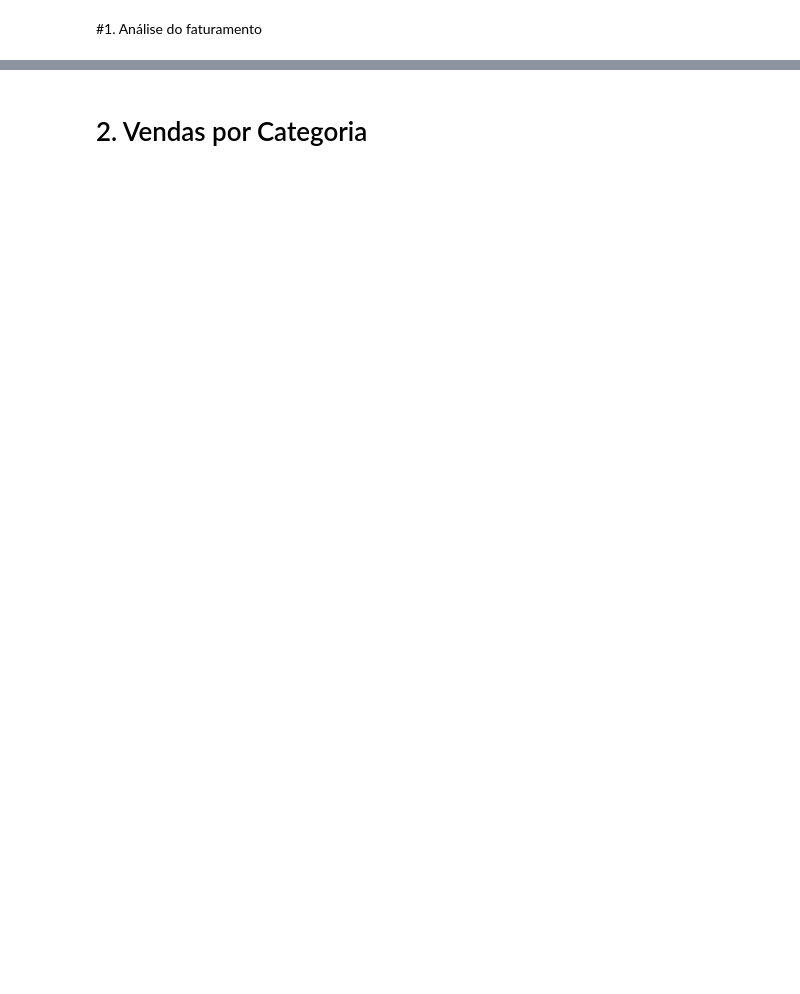
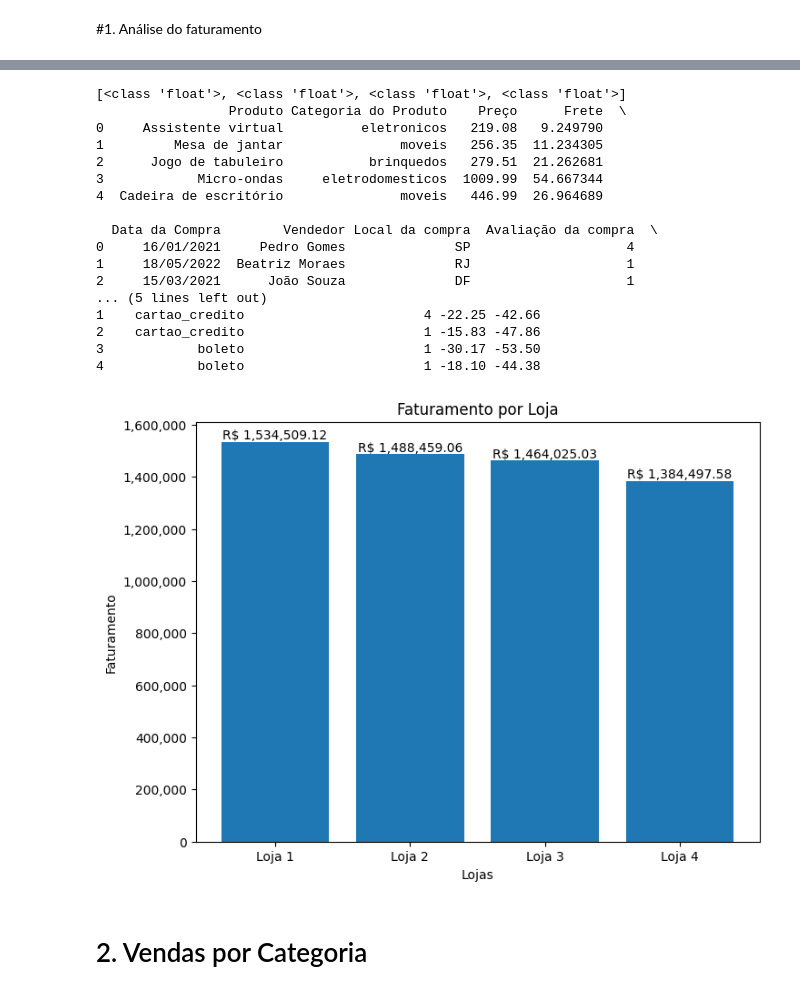
Before and after one commit to icaroandri/Desafio-do-amigo-secreto, a Jupyter notebook: AluraStoreBr.ipynb, the cells around one changed output, grey strips where cells are left out. Saved outputs shown, nothing was run; the diff lists cells and outputs as text; code cells hidden in the pictures; blank space fills up the shorter version.

```diff
--- a/AluraStoreBr.ipynb
+++ b/AluraStoreBr.ipynb
@@ -28,2 +81,57 @@ loja.head()
+# %%
+print([type(v) for v in faturamentos.values()])
+
+
+
+print(loja.head())
+
+
+
+import matplotlib.pyplot as plt
+import matplotlib.ticker as ticker
+
+faturamentos = {
+    'Loja 1': 1534509.12,
+    'Loja 2': 1488459.06,
+    'Loja 3': 1464025.03,
+    'Loja 4': 1384497.58
+}
+
+chaves = list(faturamentos.keys())
+valores = list(faturamentos.values())
+
+plt.figure(figsize=(8,6))
+plt.bar(chaves, valores)
+
+plt.xlabel('Lojas')
+plt.ylabel('Faturamento')
+plt.title('Faturamento por Loja')
+
+# Formatador para mostrar números inteiros sem notação científica
+plt.gca().yaxis.set_major_formatter(ticker.StrMethodFormatter('{x:,.0f}'))
+
+for i, v in enumerate(valores):
+    plt.text(i, v, f'R$ {v:,.2f}', ha='center', va='bottom')
+
+plt.show()
+# %% [output]
+[<class 'float'>, <class 'float'>, <class 'float'>, <class 'float'>]
+                 Produto Categoria do Produto    Preço      Frete  \
+0     Assistente virtual          eletronicos   219.08   9.249790
+1         Mesa de jantar               moveis   256.35  11.234305
+2      Jogo de tabuleiro           brinquedos   279.51  21.262681
+3            Micro-ondas     eletrodomesticos  1009.99  54.667344
+4  Cadeira de escritório               moveis   446.99  26.964689
+
+  Data da Compra        Vendedor Local da compra  Avaliação da compra  \
+0     16/01/2021     Pedro Gomes              SP                    4
+1     18/05/2022  Beatriz Moraes              RJ                    1
+2     15/03/2021      João Souza              DF                    1
+... (5 lines left out)
+1    cartao_credito                       4 -22.25 -42.66
+2    cartao_credito                       1 -15.83 -47.86
+3            boleto                       1 -30.17 -53.50
+4            boleto                       1 -18.10 -44.38
+[figure, added]
 # %% [markdown]
 # 2. Vendas por Categoria
```
Also changed, not shown: parts of 7 cells of this notebook.
